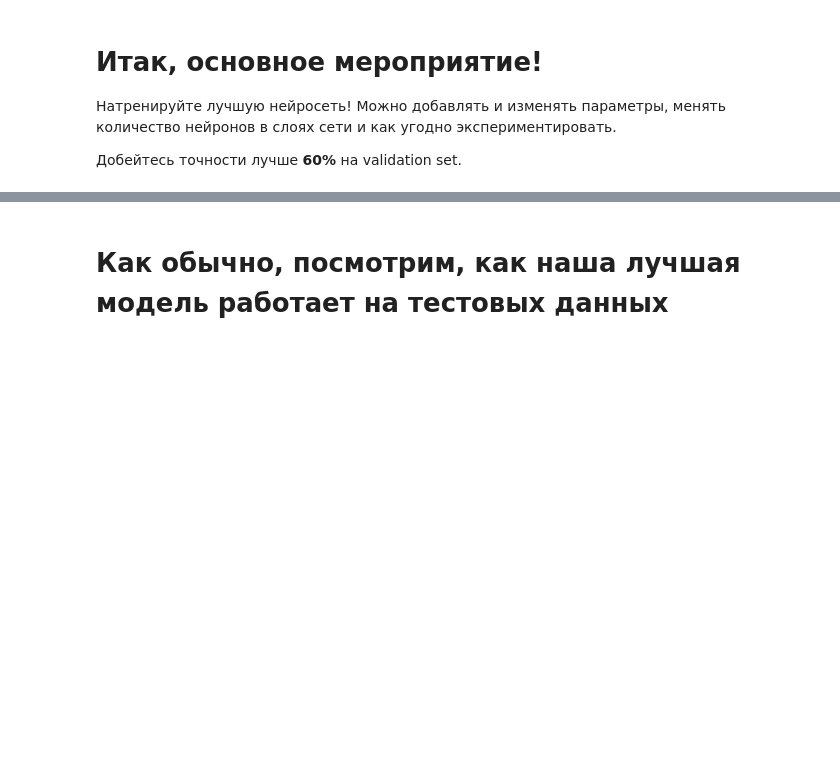
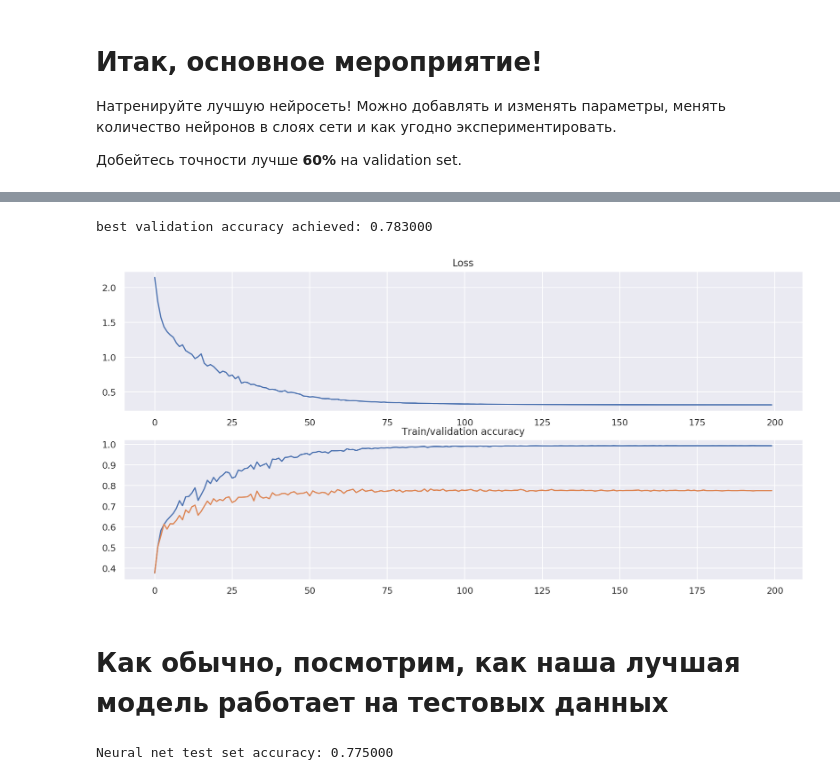
Before and after one commit to MrNikStr/coursework-dlcourse-ai, a Jupyter notebook: mnt/assignment2/Neural Network.ipynb, the cells around one changed output, grey strips where cells are left out. Drawn from its saved outputs; the diff is of its cells as text; code cells hidden in the pictures; blank space fills up the shorter version.

```diff
--- a/mnt/assignment2/Neural Network.ipynb
+++ b/mnt/assignment2/Neural Network.ipynb
@@ -389,38 +546,31 @@ Loss: 0.008986, Train accuracy: 1.000000, val accuracy: 0.066667
 # %%
-# Let's train the best one-hidden-layer network we can
+best_classifier = nn
+best_val_accuracy = val_accuracy[np.argmax(val_accuracy)]
 
-learning_rates = 1e-4
-reg_strength = 1e-3
-learning_rate_decay = 0.999
-hidden_layer_size = 128
-num_epochs = 200
-batch_size = 64
-
-best_classifier = None
-best_val_accuracy = None
-
-loss_history = []
-train_history = []
-val_history = []
-
-# TODO find the best hyperparameters to train the network
+# find the best hyperparameters to train the network
 # Don't hesitate to add new values to the arrays above, perform experiments, use any tricks you want
 # You should expect to get to at least 40% of valudation accuracy
 # Save loss/train/history of the best classifier to the variables above
 
 print('best validation accuracy achieved: %f' % best_val_accuracy)
+# %% [output]
+best validation accuracy achieved: 0.783000
 # %%
 plt.figure(figsize=(15, 7))
 plt.subplot(211)
 plt.title("Loss")
 plt.plot(loss_history)
 plt.subplot(212)
 plt.title("Train/validation accuracy")
-plt.plot(train_history)
-plt.plot(val_history)
+plt.plot(train_accuracy)
+plt.plot(val_accuracy);
+# %% [output]
+[figure, added]
 # %% [markdown]
 # Как обычно, посмотрим, как наша лучшая модель работает на тестовых данных
 # %%
 test_pred = best_classifier.predict(test_X)
-test_accuracy = multiclass_accuracy(test_pred, test_y)
+test_accuracy = metrics.multiclass_accuracy(test_pred, test_y)
 print('Neural net test set accuracy: %f' % (test_accuracy, ))
+# %% [output]
+Neural net test set accuracy: 0.775000
```
Also changed, not shown: parts of 14 cells of this notebook, 3 other files.
